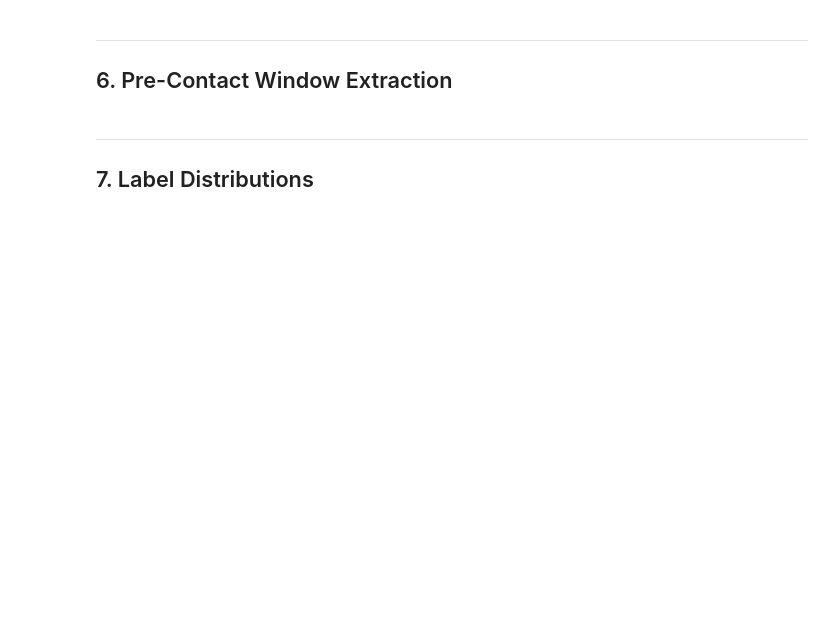
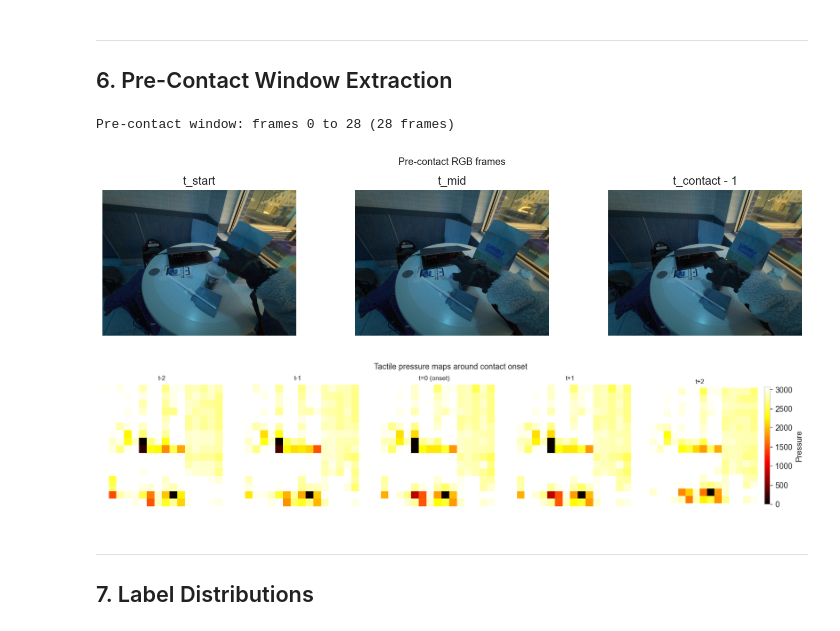
Before and after one commit to cassandraxzhe/mmai-tactile-grasp, a Jupyter notebook: notebooks/opentouch_exploration.ipynb, the cells around one changed output. Drawn from its saved outputs; the diff is of its cells as text; code cells hidden in the pictures; blank space fills up the shorter version.

```diff
--- a/notebooks/opentouch_exploration.ipynb
+++ b/notebooks/opentouch_exploration.ipynb
@@ -334,42 +391,51 @@ plot_pressure_timeline(clip['pressure'], onset_frame=onset)
 # %%
 def extract_precontact_window(clip, onset_frame, window_frames=30):
     start = max(0, onset_frame - window_frames)
     window = {k: v[start:onset_frame] for k, v in clip.items()
               if isinstance(v, np.ndarray)}
     return window, start, onset_frame
 
-if onset is not None and onset >= 5:
-    window, win_start, win_end = extract_precontact_window(clip, onset, window_frames=30)
-    print(f'Pre-contact window: frames {win_start} to {win_end} ({len(window["rgb"])} frames)')
+# Ensure onset is an int from annotations
+onset = int(good['onset_idx'])
+T = len(clip['timestamps'])
 
-    # Show RGB strip: first, mid, last pre-contact frame
-    n = len(window['rgb'])
-    fig, axes = plt.subplots(1, 3, figsize=(12, 3))
-    for ax, idx, label in zip(axes, [0, n // 2, n - 1],
-                               ['t_start', 't_mid', 't_contact - 1']):
-        ax.imshow(window['rgb'][idx])
-        ax.set_title(label)
-        ax.axis('off')
-    plt.suptitle('Pre-contact RGB frames', fontsize=11)
-    plt.tight_layout()
-    plt.show()
+# if onset is not None and onset >= 5:
+# onset is now set directly from annotations — no detection needed
+window, win_start, win_end = extract_precontact_window(clip, onset, window_frames=30)
+print(f'Pre-contact window: frames {win_start} to {win_end} ({len(window["rgb"])} frames)')
 
-    # Tactile maps around contact onset
-    indices = [max(0, onset-2), max(0, onset-1), onset,
-               min(T-1, onset+1), min(T-1, onset+2)]
-    labels  = ['t-2', 't-1', 't=0 (onset)', 't+1', 't+2']
-    p_max   = clip['pressure'].max()
-    fig, axes = plt.subplots(1, 5, figsize=(14, 3))
-    for ax, idx, label in zip(axes, indices, labels):
-        im = ax.imshow(clip['pressure'][idx], cmap='hot', vmin=0, vmax=p_max)
-        ax.set_title(label, fontsize=9)
-        ax.axis('off')
-    plt.colorbar(im, ax=axes[-1], fraction=0.046, label='Pressure')
-    plt.suptitle('Tactile pressure maps around contact onset', fontsize=11)
-    plt.tight_layout()
-    plt.show()
-else:
-    print('Onset too early or not detected — try a different clip.')
+# Show RGB strip: first, mid, last pre-contact frame
+n = len(window['rgb'])
+fig, axes = plt.subplots(1, 3, figsize=(12, 3))
+for ax, idx, label in zip(axes, [0, n // 2, n - 1],
+                        ['t_start', 't_mid', 't_contact - 1']):
+    ax.imshow(window['rgb'][idx])
+    ax.set_title(label)
+    ax.axis('off')
+plt.suptitle('Pre-contact RGB frames', fontsize=11)
+plt.tight_layout()
+plt.show()
+
+# Tactile maps around contact onset
+indices = [max(0, onset-2), max(0, onset-1), onset,
+        min(T-1, onset+1), min(T-1, onset+2)]
+labels  = ['t-2', 't-1', 't=0 (onset)', 't+1', 't+2']
+p_max   = clip['pressure'].max()
+fig, axes = plt.subplots(1, 5, figsize=(14, 3))
+for ax, idx, label in zip(axes, indices, labels):
+    im = ax.imshow(clip['pressure'][idx], cmap='hot', vmin=0, vmax=p_max)
+    ax.set_title(label, fontsize=9)
+    ax.axis('off')
+plt.colorbar(im, ax=axes[-1], fraction=0.046, label='Pressure')
+plt.suptitle('Tactile pressure maps around contact onset', fontsize=11)
+plt.tight_layout()
+plt.show()
+# else:
+    # print('Onset too early or not detected — try a different clip.')
+# %% [output]
+Pre-contact window: frames 0 to 28 (28 frames)
+[figure, added]
+[figure, added]
 # %% [markdown]
 ---
 ## 7. Label Distributions
```
Also changed, not shown: parts of 16 cells of this notebook.
